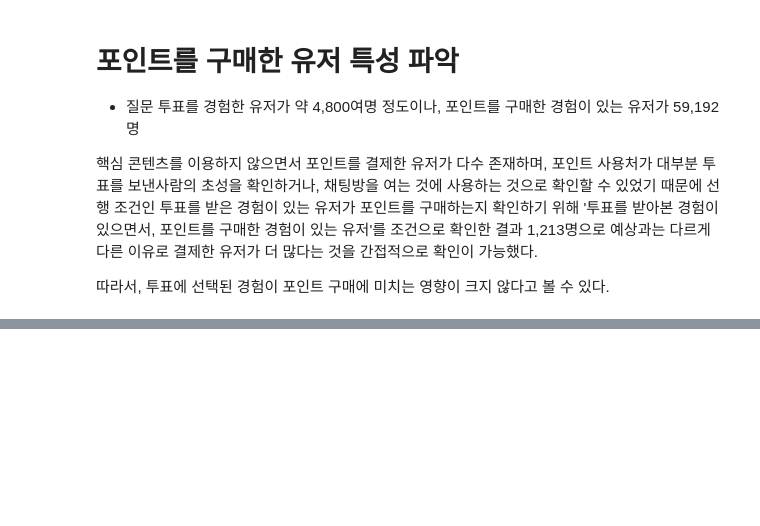
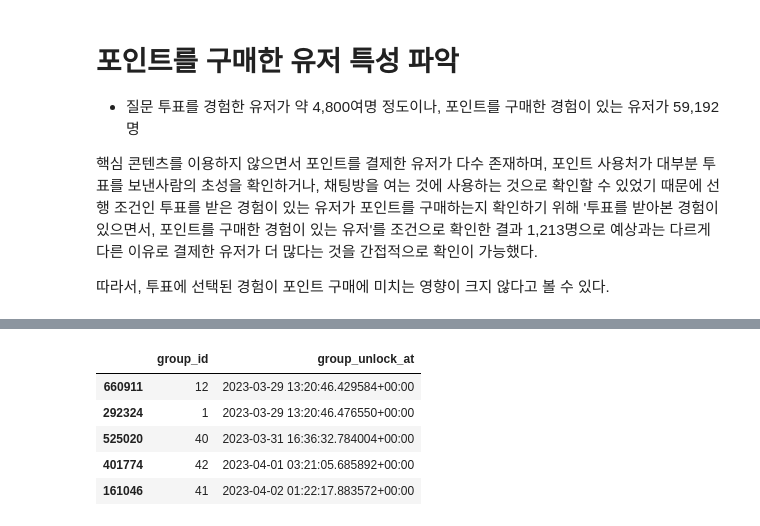
Before and after one commit to zoo-no-s/sns_service_analysis, a Jupyter notebook: notebooks/activation_analysis_kkw.ipynb, the cells around one changed output, grey strips where cells are left out. Drawn from its saved outputs; the diff is of its cells as text; code cells hidden in the pictures; blank space fills up the shorter version.

```diff
--- a/notebooks/activation_analysis_kkw.ipynb
+++ b/notebooks/activation_analysis_kkw.ipynb
@@ -175,0 +218,24 @@ memory usage: 76.2 MB
+# %%
+# 그룹(학급)별 4번째 가입한 시점을 집계
+
+df = df.sort_values('signup_at').copy()
+
+df['group_signup_order'] = (
+    df.groupby('group_id')
+      .cumcount() + 1
+)
+
+group_unlock = (
+    df[df['group_signup_order'] == 4]
+    [['group_id', 'signup_at']]
+    .rename(columns={'signup_at': 'group_unlock_at'})
+)
+
+group_unlock.head()
+# %% [output]
+|  | group_id | group_unlock_at |
+| 660911 | 12 | 2023-03-29 13:20:46.429584+00:00 |
+| 292324 | 1 | 2023-03-29 13:20:46.476550+00:00 |
+| 525020 | 40 | 2023-03-31 16:36:32.784004+00:00 |
+| 401774 | 42 | 2023-04-01 03:21:05.685892+00:00 |
+| 161046 | 41 | 2023-04-02 01:22:17.883572+00:00 |
```
Also changed, not shown: parts of 17 cells of this notebook, 2 other files.
